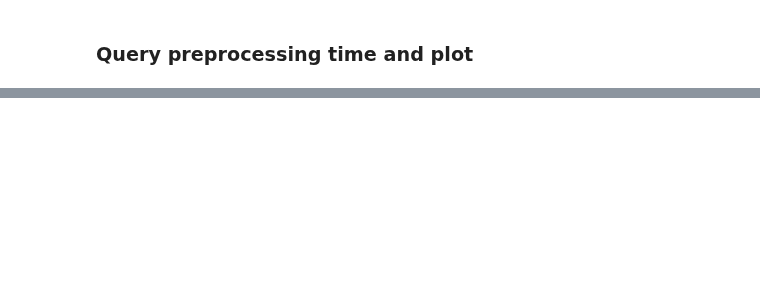
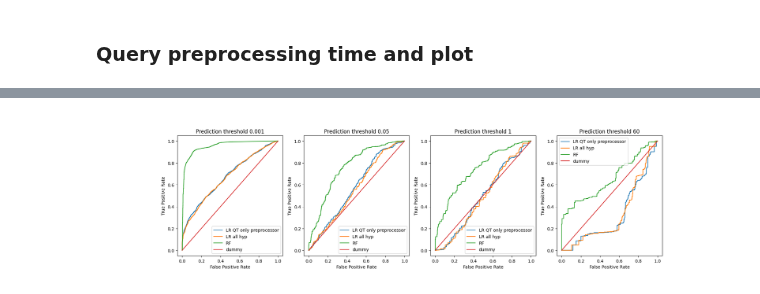
Before and after one commit to fmohr/lcdb, a Jupyter notebook: publications/2023-neurips/use cases/3 - runtime estimation.ipynb, the cells around one changed output, grey strips where cells are left out. Saved outputs shown, nothing was run; the diff lists cells and outputs as text; code cells hidden in the pictures; blank space fills up the shorter version.

```diff
--- a/publications/2023-neurips/use cases/3 - runtime estimation.ipynb
+++ b/publications/2023-neurips/use cases/3 - runtime estimation.ipynb
@@ -198,0 +351,7 @@ plt.show()
+# %%
+from sklearn.metrics import roc_curve
+
+
+def plot_roc(y_true, y_pred, label):
+    fpr, tpr, _ = roc_curve(y_true, y_pred, pos_label=True)
+    plt.plot(fpr, tpr, label=label)
@@ -198,0 +510,11 @@ plt.show()
+# %%
+dummy1 = DummyRegressor(strategy='mean')
+dummy1.fit(X_trn, y_trn)
+y_pred_dummy1 = dummy1.predict(X_tst)
+
+dummy2 = DummyRegressor(strategy='mean')
+dummy2.fit(X_tst, y_tst)
+y_pred_dummy2 = dummy2.predict(X_tst)
+
+mse_dummy1 = root_mean_squared_error(y_tst, y_pred_dummy1)
+mse_dummy2 = root_mean_squared_error(y_tst, y_pred_dummy2)
@@ -198,0 +544,20 @@ plt.show()
+# %%
+fig = plt.figure(figsize=(20, 5))
+fig.subfigures(1, 4)
+
+for ti, threshold in enumerate(thresholds):
+
+    y_tst_thresholded = y_tst > threshold
+    plt.subplot(1, 4, ti+1)
+
+    plot_roc(y_tst_thresholded, y_pred_X_no_preprocessor_LR_QT, label='LR QT only preprocessor')
+    plot_roc(y_tst_thresholded, y_pred_X_LR, label='LR all hyp')
+    plot_roc(y_tst_thresholded, y_pred_X_RF, label='RF')
+    plot_roc(y_tst_thresholded, y_pred_dummy2, label='dummy')
+
+    plt.legend()
+    plt.xlabel('False Positive Rate')
+    plt.ylabel('True Positive Rate')
+    plt.title('Prediction threshold %g' % threshold)
+# %% [output]
+[figure, added]
```
Also changed, not shown: parts of 23 cells of this notebook.
